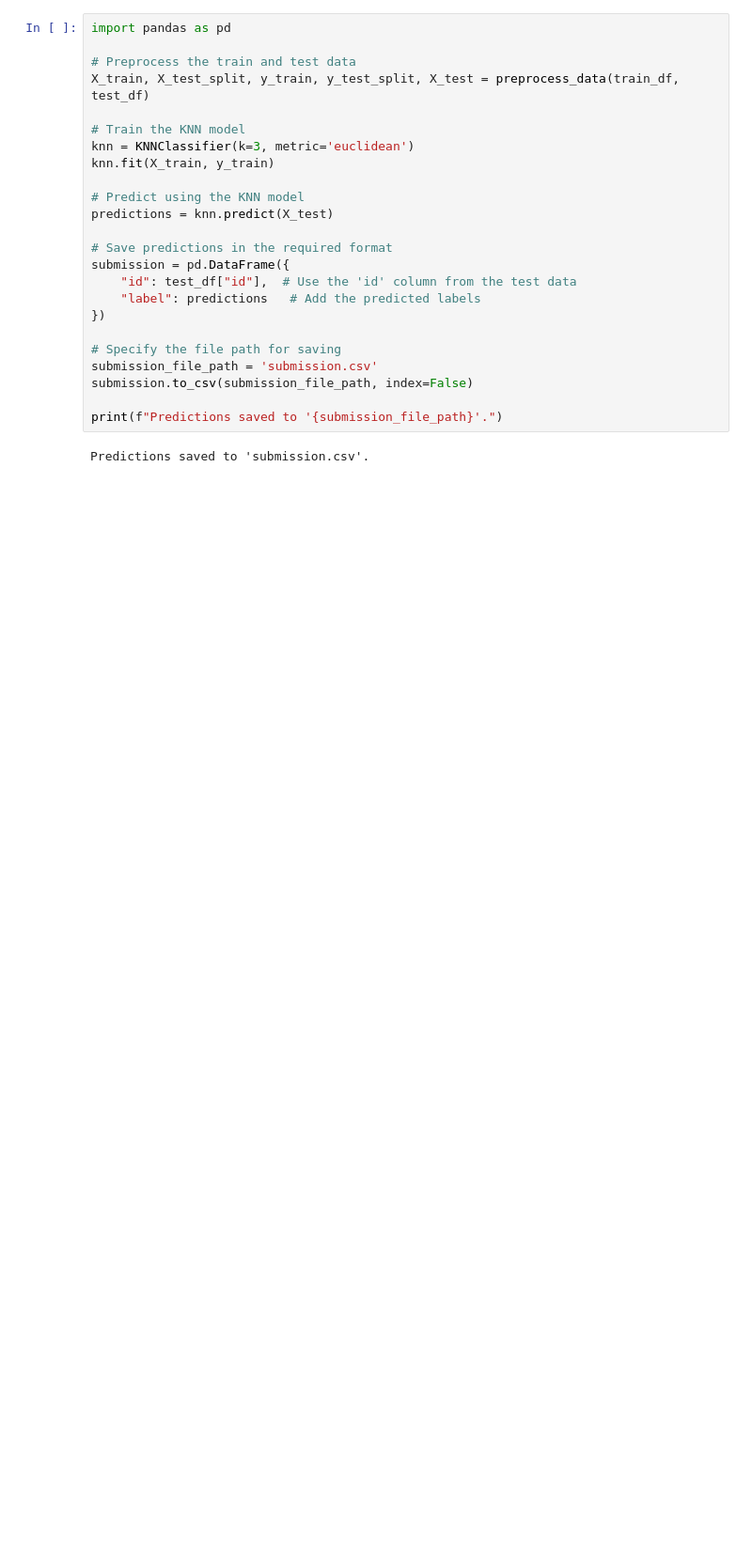
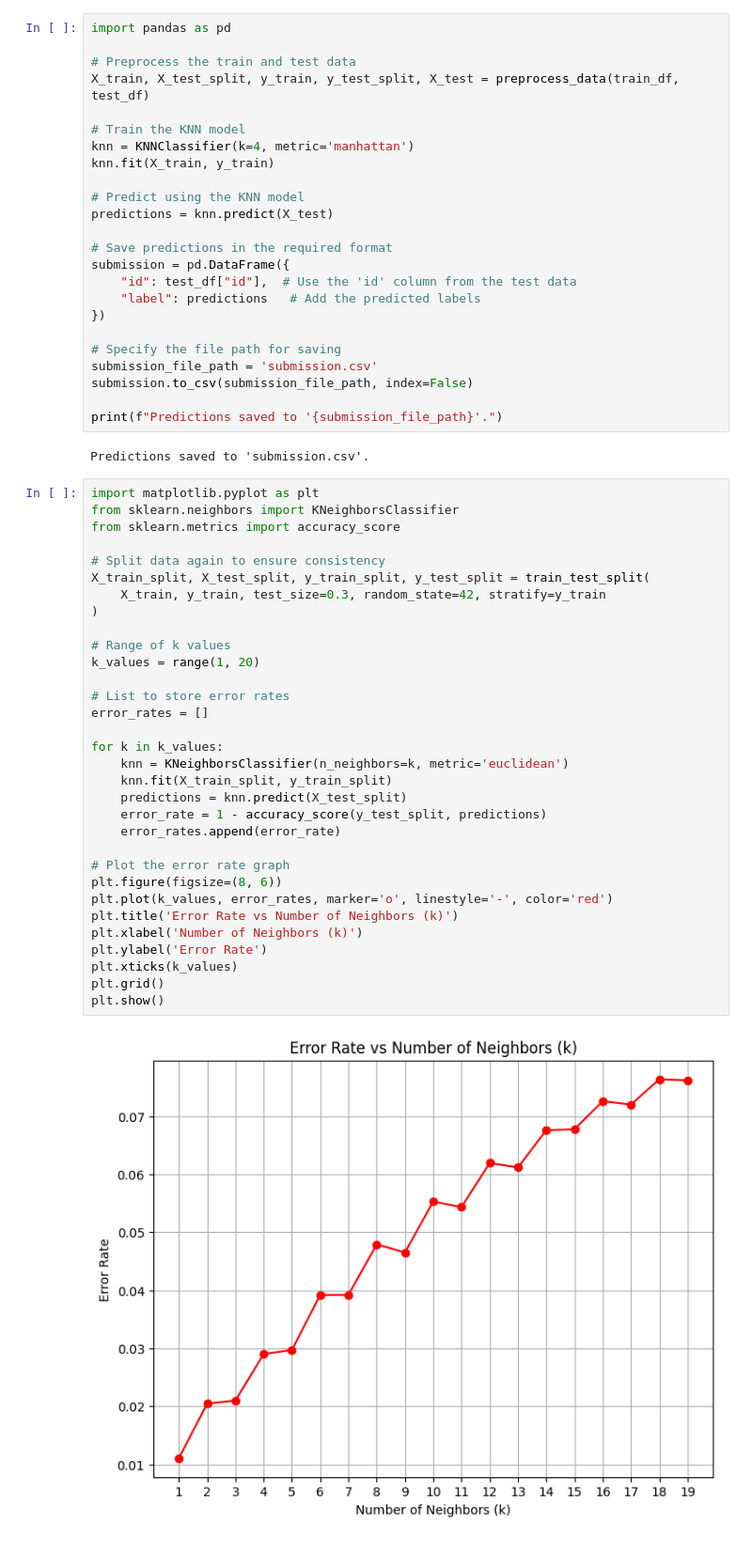
Before and after one commit to qiewi/ujang-kedu-ai, a Jupyter notebook: src/models/knn-algorithm.ipynb, the cells around one changed output. Shown at 94% size. Drawn from its saved outputs; the diff is of its cells as text; blank space fills up the shorter version.

```diff
--- a/src/models/knn-algorithm.ipynb
+++ b/src/models/knn-algorithm.ipynb
@@ -248,7 +336,7 @@ import pandas as pd
 X_train, X_test_split, y_train, y_test_split, X_test = preprocess_data(train_df, test_df)
 
 # Train the KNN model
-knn = KNNClassifier(k=3, metric='euclidean')
+knn = KNNClassifier(k=4, metric='manhattan')
 knn.fit(X_train, y_train)
 
 # Predict using the KNN model
@@ -267,3 +355,37 @@ submission.to_csv(submission_file_path, index=False)
 print(f"Predictions saved to '{submission_file_path}'.")
 # %% [output]
 Predictions saved to 'submission.csv'.
+# %%
+import matplotlib.pyplot as plt
+from sklearn.neighbors import KNeighborsClassifier
+from sklearn.metrics import accuracy_score
+
+# Split data again to ensure consistency
+X_train_split, X_test_split, y_train_split, y_test_split = train_test_split(
+    X_train, y_train, test_size=0.3, random_state=42, stratify=y_train
+)
+
+# Range of k values
+k_values = range(1, 20)
+
+# List to store error rates
+error_rates = []
+
+for k in k_values:
+    knn = KNeighborsClassifier(n_neighbors=k, metric='euclidean')
+    knn.fit(X_train_split, y_train_split)
+    predictions = knn.predict(X_test_split)
+    error_rate = 1 - accuracy_score(y_test_split, predictions)
+    error_rates.append(error_rate)
+
+# Plot the error rate graph
+plt.figure(figsize=(8, 6))
+plt.plot(k_values, error_rates, marker='o', linestyle='-', color='red')
+plt.title('Error Rate vs Number of Neighbors (k)')
+plt.xlabel('Number of Neighbors (k)')
+plt.ylabel('Error Rate')
+plt.xticks(k_values)
+plt.grid()
+plt.show()
+# %% [output]
+[figure, added]
```
Also changed, not shown: parts of 4 cells of this notebook, 3 other files.
